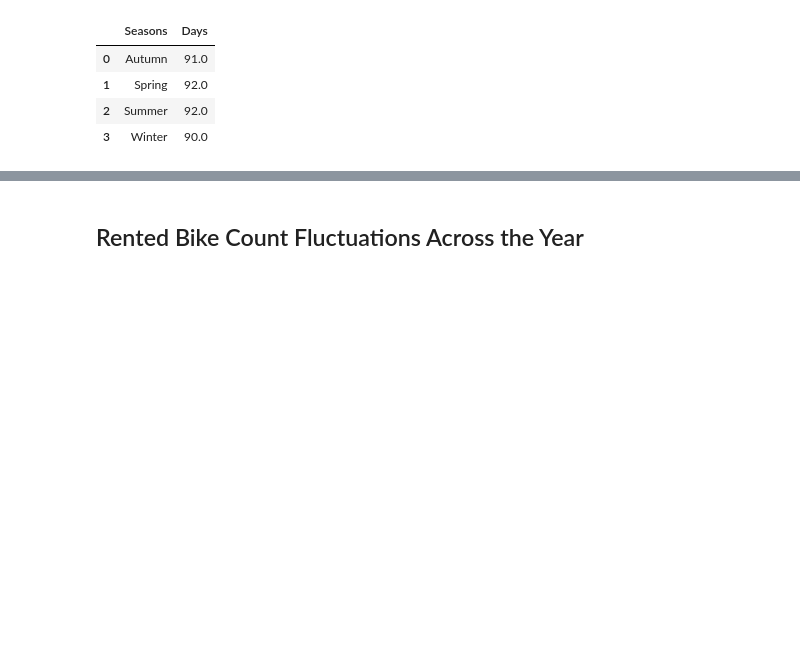
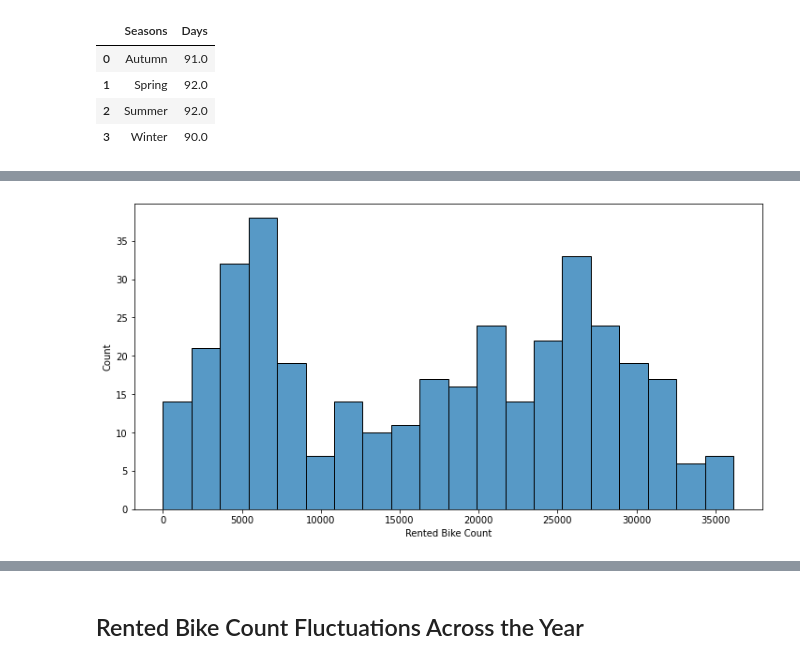
Before and after one commit to R0go/Bikes, a Jupyter notebook: Bikes_project.ipynb, the cells around one changed output, grey strips where cells are left out. Drawn from its saved outputs; the diff is of its cells as text; code cells hidden in the pictures; blank space fills up the shorter version.

Commit message:
created a histogram for bike rent per season

```diff
--- a/Bikes_project.ipynb
+++ b/Bikes_project.ipynb
@@ -228,0 +222,6 @@ The histogram has a significantly different shape then the one created for per h
+# %%
+plt.figure(figsize=(12,6))
+sns.histplot(data=rent_day_group, x='Rented Bike Count',bins=20)
+plt.show()
+# %% [output]
+[figure, added]
```
Also changed, not shown: parts of 9 cells of this notebook.
